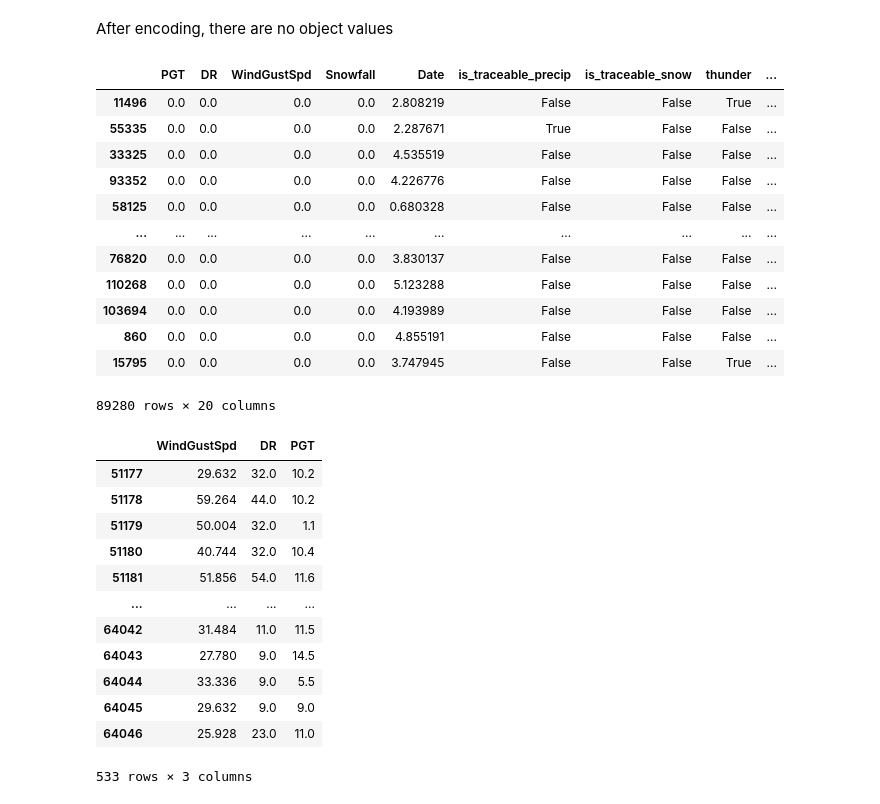
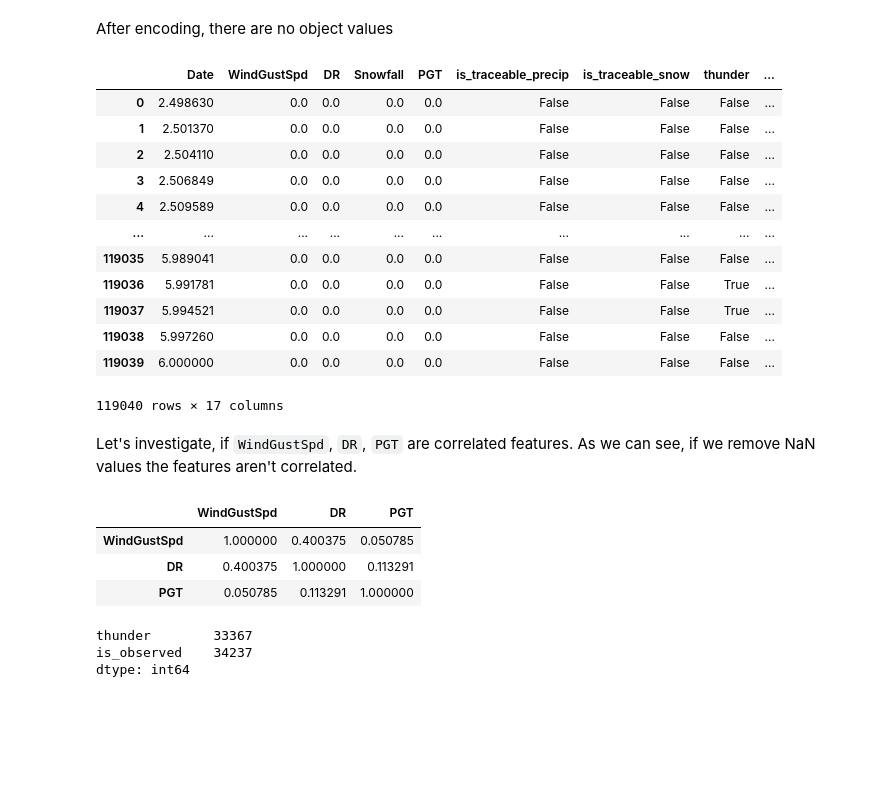
Before and after one commit to yura-hb/ds-workspace, a Jupyter notebook: projects/base/linear-regression/notebooks/Untitled.ipynb, the cells around one changed output. Saved outputs shown, nothing was run; the diff lists cells and outputs as text; code cells hidden in the pictures; blank space fills up the shorter version.

```diff
--- a/projects/base/linear-regression/notebooks/Untitled.ipynb
+++ b/projects/base/linear-regression/notebooks/Untitled.ipynb
@@ -98,34 +117,33 @@ In addition to this, `PRCP` is the same as `Precip`, but in different scale. So
 # %% [markdown]
 After encoding, there are no object values
 # %%
-X_train[X_train.columns[:20]]
+X_processed[X_processed.columns[:17]]
 # %% [output]
-|  | PGT | DR | WindGustSpd | Snowfall | Date | is_traceable_precip | is_traceable_snow | thunder | ... |
-| 11496 | 0.0 | 0.0 | 0.0 | 0.0 | 2.808219 | False | False | True | ... |
-| 55335 | 0.0 | 0.0 | 0.0 | 0.0 | 2.287671 | True | False | False | ... |
-| 33325 | 0.0 | 0.0 | 0.0 | 0.0 | 4.535519 | False | False | False | ... |
-| 93352 | 0.0 | 0.0 | 0.0 | 0.0 | 4.226776 | False | False | False | ... |
-| 58125 | 0.0 | 0.0 | 0.0 | 0.0 | 0.680328 | False | False | False | ... |
+|  | Date | WindGustSpd | DR | Snowfall | PGT | is_traceable_precip | is_traceable_snow | thunder | ... |
+| 0 | 2.498630 | 0.0 | 0.0 | 0.0 | 0.0 | False | False | False | ... |
+| 1 | 2.501370 | 0.0 | 0.0 | 0.0 | 0.0 | False | False | False | ... |
+| 2 | 2.504110 | 0.0 | 0.0 | 0.0 | 0.0 | False | False | False | ... |
+| 3 | 2.506849 | 0.0 | 0.0 | 0.0 | 0.0 | False | False | False | ... |
+| 4 | 2.509589 | 0.0 | 0.0 | 0.0 | 0.0 | False | False | False | ... |
 | ... | ... | ... | ... | ... | ... | ... | ... | ... | ... |
-| 76820 | 0.0 | 0.0 | 0.0 | 0.0 | 3.830137 | False | False | False | ... |
-| 110268 | 0.0 | 0.0 | 0.0 | 0.0 | 5.123288 | False | False | False | ... |
-| 103694 | 0.0 | 0.0 | 0.0 | 0.0 | 4.193989 | False | False | False | ... |
-| 860 | 0.0 | 0.0 | 0.0 | 0.0 | 4.855191 | False | False | False | ... |
-| 15795 | 0.0 | 0.0 | 0.0 | 0.0 | 3.747945 | False | False | True | ... |
+| 119035 | 5.989041 | 0.0 | 0.0 | 0.0 | 0.0 | False | False | False | ... |
+| 119036 | 5.991781 | 0.0 | 0.0 | 0.0 | 0.0 | False | False | True | ... |
+| 119037 | 5.994521 | 0.0 | 0.0 | 0.0 | 0.0 | False | False | True | ... |
+| 119038 | 5.997260 | 0.0 | 0.0 | 0.0 | 0.0 | False | False | False | ... |
+| 119039 | 6.000000 | 0.0 | 0.0 | 0.0 | 0.0 | False | False | False | ... |
-89280 rows × 20 columns
+119040 rows × 17 columns
+# %% [markdown]
+Let's investigate, if `WindGustSpd`, `DR`, `PGT` are correlated features. As we can see, if we remove NaN values the features aren't correlated.
 # %%
-X_processed.loc[ (X_processed['WindGustSpd'] != 0) | (X_processed['DR'] != 0) | ((X_processed['PGT'] != 0)), ['WindGustSpd', 'DR', 'PGT']]
+X_processed.loc[ (X_processed['WindGustSpd'] != 0) | (X_processed['DR'] != 0) | ((X_processed['PGT'] != 0)), ['WindGustSpd', 'DR', 'PGT']].corr('spearman')
 # %% [output]
 |  | WindGustSpd | DR | PGT |
-| 51177 | 29.632 | 32.0 | 10.2 |
-| 51178 | 59.264 | 44.0 | 10.2 |
-| 51179 | 50.004 | 32.0 | 1.1 |
-| 51180 | 40.744 | 32.0 | 10.4 |
-| 51181 | 51.856 | 54.0 | 11.6 |
-| ... | ... | ... | ... |
-| 64042 | 31.484 | 11.0 | 11.5 |
-| 64043 | 27.780 | 9.0 | 14.5 |
-| 64044 | 33.336 | 9.0 | 5.5 |
-| 64045 | 29.632 | 9.0 | 9.0 |
-| 64046 | 25.928 | 23.0 | 11.0 |
+| WindGustSpd | 1.000000 | 0.400375 | 0.050785 |
+| DR | 0.400375 | 1.000000 | 0.113291 |
+| PGT | 0.050785 | 0.113291 | 1.000000 |
-533 rows × 3 columns
+# %%
+X_processed.loc[X_processed['is_observed'], ['thunder', 'is_observed']].sum(axis=0)
+# %% [output]
+thunder        33367
+is_observed    34237
+dtype: int64
```
Also changed, not shown: parts of 4 cells of this notebook, 12 other files.
